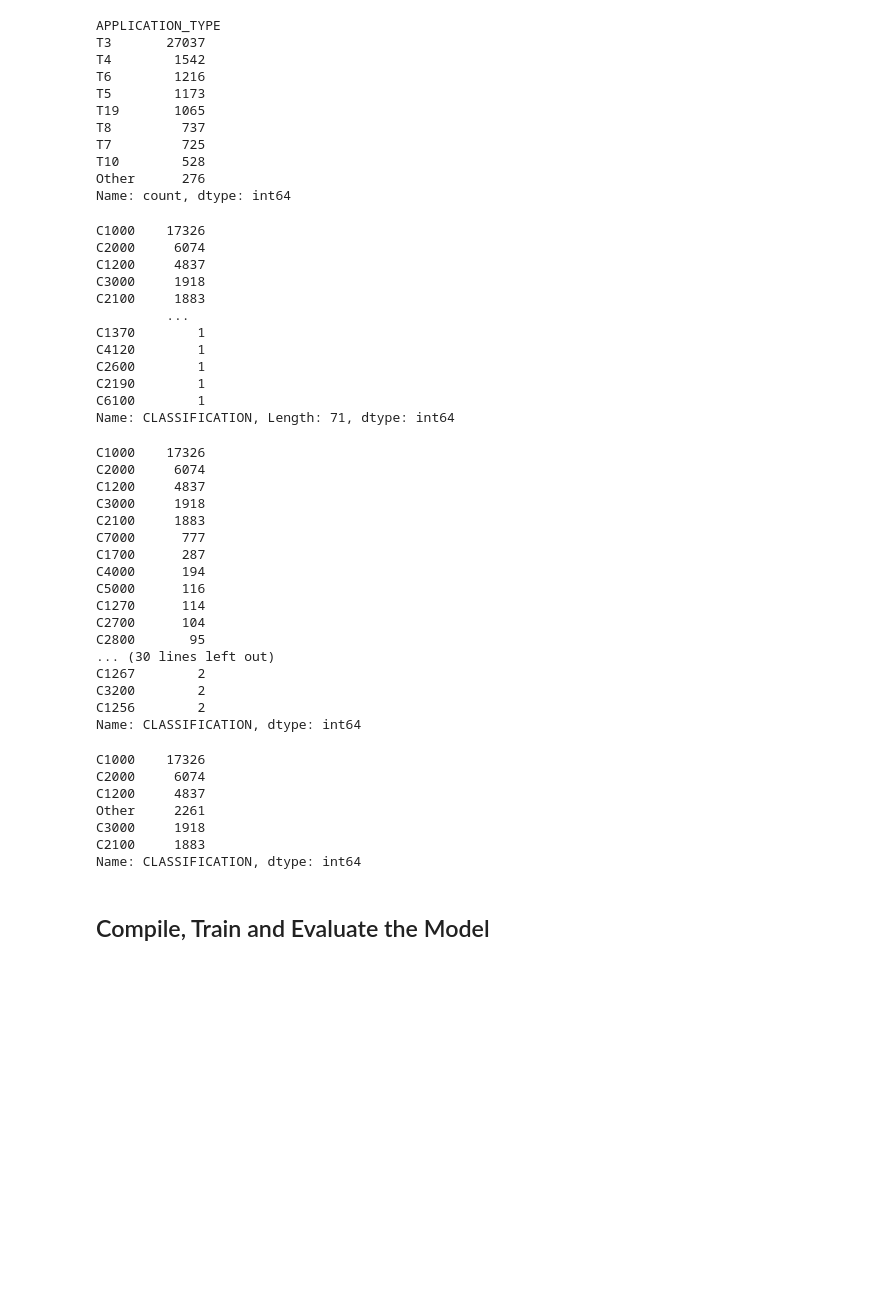
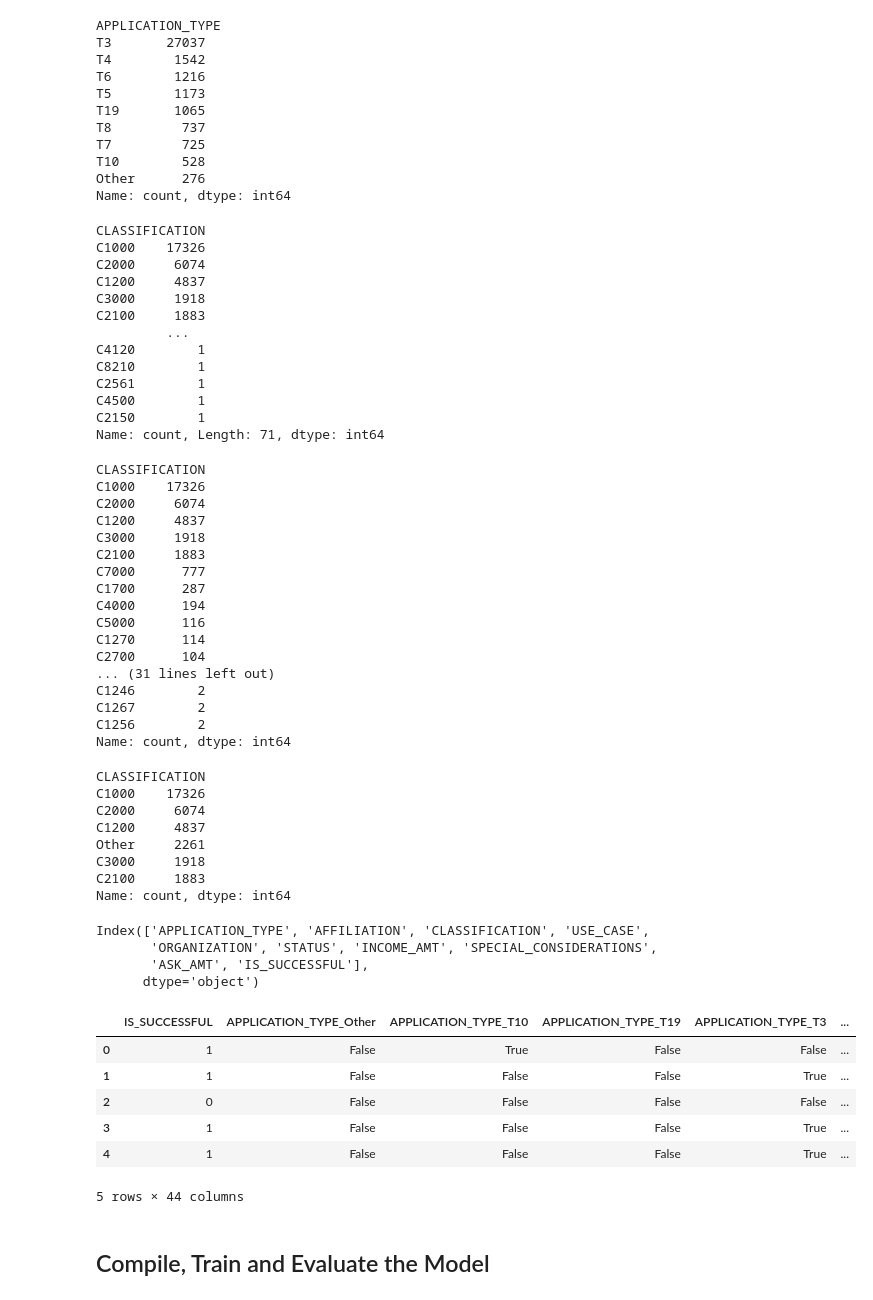
Before and after one commit to JasleenShergill/Deep-learning-challenge, a Jupyter notebook: Starter_Code.ipynb, the cells around one changed output. Cells and saved outputs as stored; diff of their text form; code cells hidden in the pictures; blank space fills up the shorter version.

```diff
--- a/Starter_Code.ipynb
+++ b/Starter_Code.ipynb
@@ -101,24 +101,27 @@ Other      276
 Name: count, dtype: int64
 # %%
 # Look at CLASSIFICATION value counts to identify and replace with "Other"
-#  YOUR CODE GOES HERE
+class_vcount= application_df['CLASSIFICATION'].value_counts()
+print(class_vcount)
 # %% [output]
+CLASSIFICATION
 C1000    17326
 C2000     6074
 C1200     4837
 C3000     1918
 C2100     1883
          ...
-C1370        1
 C4120        1
-C2600        1
-C2190        1
-C6100        1
-Name: CLASSIFICATION, Length: 71, dtype: int64
+C8210        1
+C2561        1
+C4500        1
+C2150        1
+Name: count, Length: 71, dtype: int64
 # %%
 # You may find it helpful to look at CLASSIFICATION value counts >1
-#  YOUR CODE GOES HERE
+class_vcount[class_vcount >1]
 # %% [output]
+CLASSIFICATION
 C1000    17326
 C2000     6074
 C1200     4837
@@ -130,16 +133,16 @@ C4000      194
 C5000      116
 C1270      114
 C2700      104
-C2800       95
-... (30 lines left out)
+... (31 lines left out)
+C1246        2
 C1267        2
-C3200        2
 C1256        2
-Name: CLASSIFICATION, dtype: int64
+Name: count, dtype: int64
 # %%
 # Choose a cutoff value and create a list of classifications to be replaced
 # use the variable name `classifications_to_replace`
-#  YOUR CODE GOES HERE
+cutoff_value = 1000
+classifications_to_replace = class_vcount[class_vcount < cutoff_value].index.tolist()
 
 # Replace in dataframe
 for cls in classifications_to_replace:
@@ -148,15 +151,37 @@ for cls in classifications_to_replace:
 # Check to make sure replacement was successful
 application_df['CLASSIFICATION'].value_counts()
 # %% [output]
+CLASSIFICATION
 C1000    17326
 C2000     6074
 C1200     4837
 Other     2261
 C3000     1918
 C2100     1883
-Name: CLASSIFICATION, dtype: int64
+Name: count, dtype: int64
+# %%
+application_df.columns
+# %% [output]
+Index(['APPLICATION_TYPE', 'AFFILIATION', 'CLASSIFICATION', 'USE_CASE',
+       'ORGANIZATION', 'STATUS', 'INCOME_AMT', 'SPECIAL_CONSIDERATIONS',
+       'ASK_AMT', 'IS_SUCCESSFUL'],
+      dtype='object')
+# %%
+application_df=application_df.drop(columns= ['ASK_AMT'])
 # %%
 # Convert categorical data to numeric with `pd.get_dummies`
-#  YOUR CODE GOES HERE
+app_num_df = pd.get_dummies(application_df, columns=['APPLICATION_TYPE', 'AFFILIATION',
+                                                     'CLASSIFICATION', 'ORGANIZATION',
+                                                     'USE_CASE', 'STATUS', 'INCOME_AMT',
+                                                     'SPECIAL_CONSIDERATIONS'])
+app_num_df.head()
+# %% [output]
+|  | IS_SUCCESSFUL | APPLICATION_TYPE_Other | APPLICATION_TYPE_T10 | APPLICATION_TYPE_T19 | APPLICATION_TYPE_T3 | ... |
+| 0 | 1 | False | True | False | False | ... |
+| 1 | 1 | False | False | False | True | ... |
+| 2 | 0 | False | False | False | False | ... |
+| 3 | 1 | False | False | False | True | ... |
+| 4 | 1 | False | False | False | True | ... |
+5 rows × 44 columns
 # %%
 # Split our preprocessed data into our features and target arrays
```
Also changed, not shown: parts of 1 cell of this notebook.
